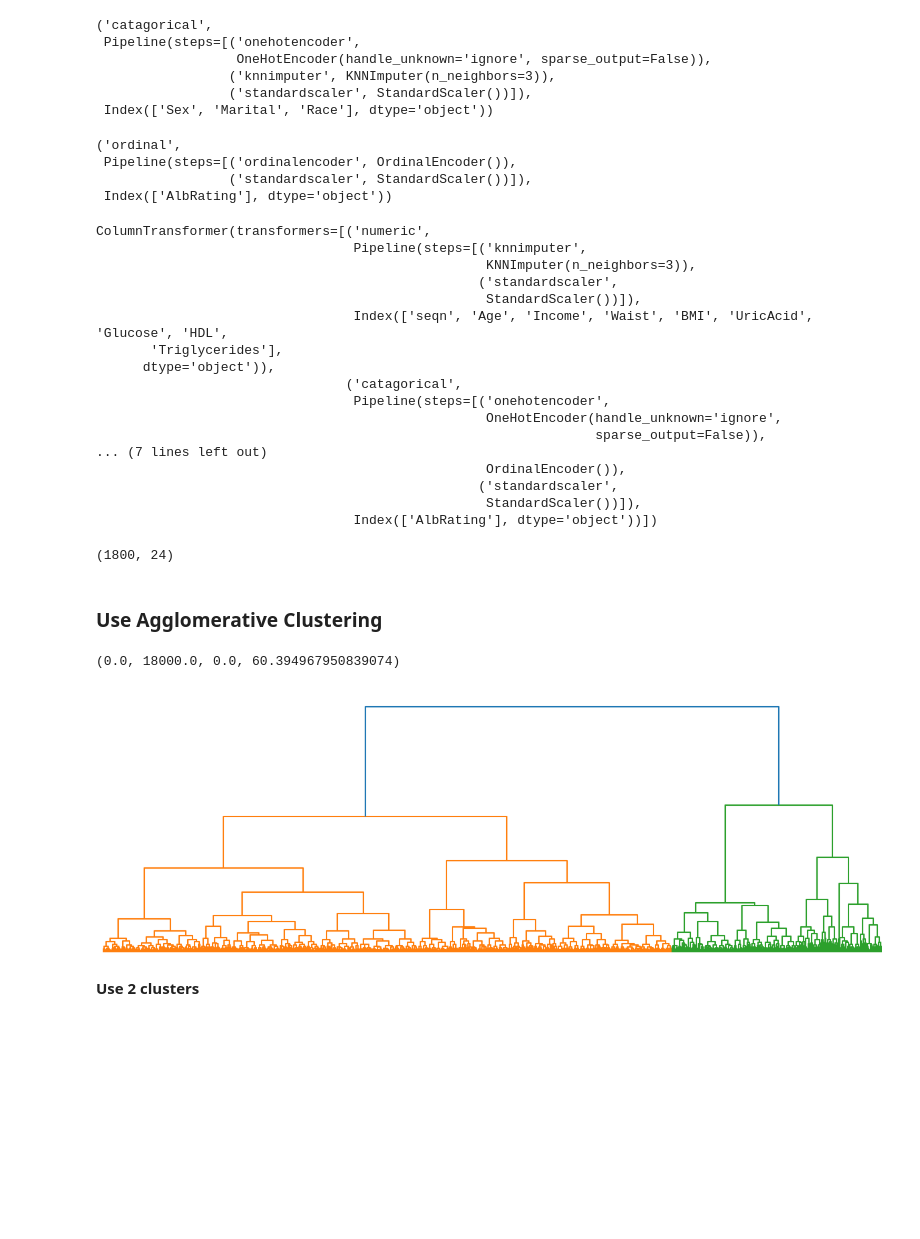
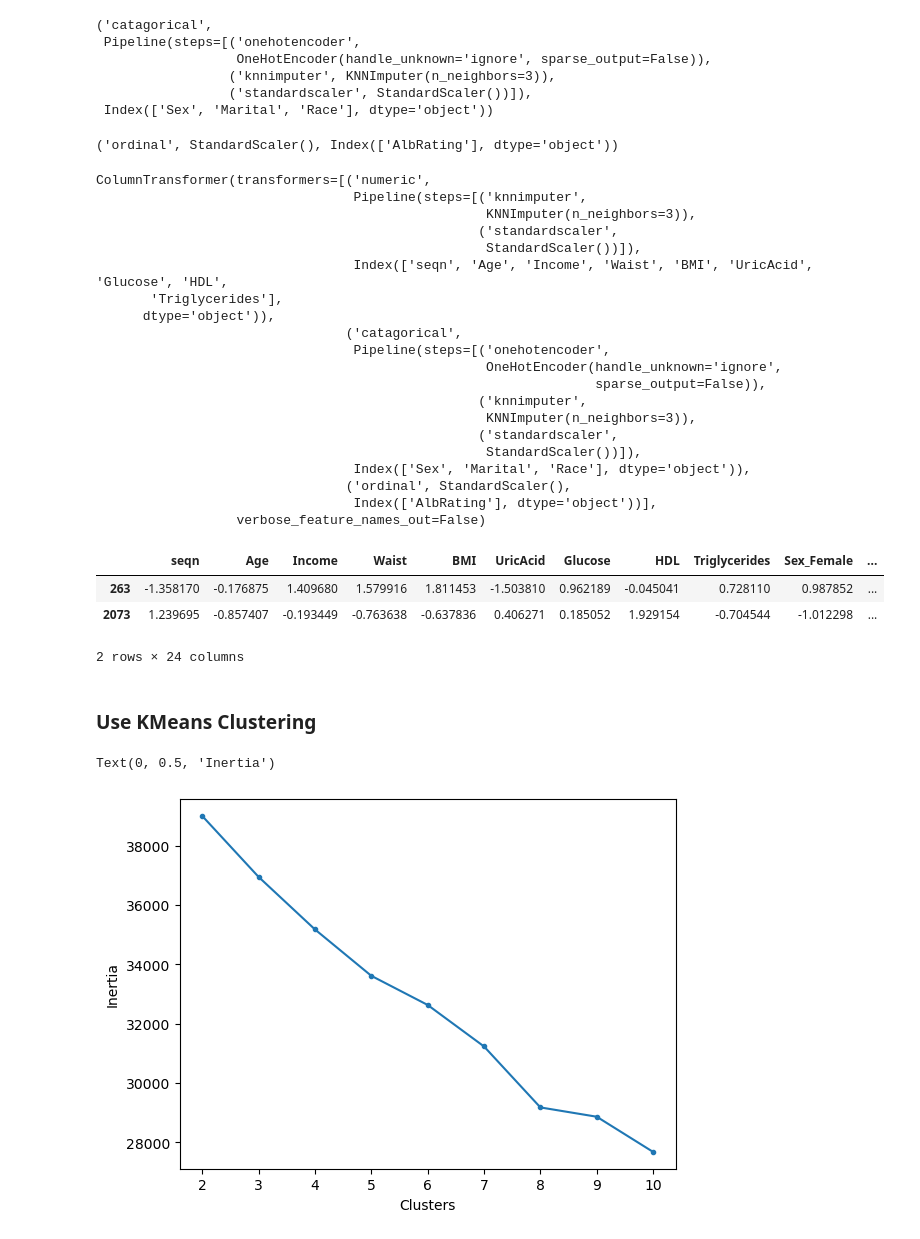
Before and after one commit to SeeBee8/Metabolic-Syndrome-Prediction, a Jupyter notebook: Part 2 MetS Analysis.ipynb, the cells around one changed output. Drawn from its saved outputs; the diff is of its cells as text; code cells hidden in the pictures; blank space fills up the shorter version.

```diff
--- a/Part 2 MetS Analysis.ipynb
+++ b/Part 2 MetS Analysis.ipynb
@@ -293,16 +362,12 @@ cat_tuple
  Index(['Sex', 'Marital', 'Race'], dtype='object'))
 # %%
 #Create pipeline and tuple for numeric columns
-ord_pipe = make_pipeline(ord_enc, scaler)
-ord_tuple = ('ordinal', ord_pipe, ordcols)
+ord_tuple = ('ordinal', scaler, ordcols)
 ord_tuple
 # %% [output]
-('ordinal',
- Pipeline(steps=[('ordinalencoder', OrdinalEncoder()),
-                 ('standardscaler', StandardScaler())]),
- Index(['AlbRating'], dtype='object'))
+('ordinal', StandardScaler(), Index(['AlbRating'], dtype='object'))
 # %%
-preprocessor= ColumnTransformer([num_tuple,cat_tuple, ord_tuple],
+preprocessor = ColumnTransformer([num_tuple,cat_tuple, ord_tuple],
                                verbose_feature_names_out=False)
 preprocessor
 # %% [output]
@@ -318,14 +383,20 @@ ColumnTransformer(transformers=[('numeric',
                                  Pipeline(steps=[('onehotencoder',
                                                   OneHotEncoder(handle_unknown='ignore',
                                                                 sparse_output=False)),
-... (7 lines left out)
-                                                  OrdinalEncoder()),
+                                                 ('knnimputer',
+                                                  KNNImputer(n_neighbors=3)),
                                                  ('standardscaler',
                                                   StandardScaler())]),
-                                 Index(['AlbRating'], dtype='object'))])
+                                 Index(['Sex', 'Marital', 'Race'], dtype='object')),
+                                ('ordinal', StandardScaler(),
+                                 Index(['AlbRating'], dtype='object'))],
+                  verbose_feature_names_out=False)
 # %%
-X_train_proc = preprocessor.fit_transform(X_train)
-X_test_proc = preprocessor.transform(X_test)
-X_train_proc.shape
+X_train_tf = preprocessor.fit_transform(X_train)
+X_test_tf = preprocessor.transform(X_test)
+X_train_tf[:2]
 # %% [output]
+|  | seqn | Age | Income | Waist | BMI | UricAcid | Glucose | HDL | Triglycerides | Sex_Female | ... |
+| 263 | -1.358170 | -0.176875 | 1.409680 | 1.579916 | 1.811453 | -1.503810 | 0.962189 | -0.045041 | 0.728110 | 0.987852 | ... |
+| 2073 | 1.239695 | -0.857407 | -0.193449 | -0.763638 | -0.637836 | 0.406271 | 0.185052 | 1.929154 | -0.704544 | -1.012298 | ... |
-(1800, 24)
+2 rows × 24 columns
@@ -334,13 +403,18 @@ sorted=np.sort(X_train_proc)
 # %% [markdown]
-### Use Agglomerative Clustering
+### Use KMeans Clustering
 # %%
-# Visualize Dendogram
-plt.figure(figsize = (15, 5))
-sch.dendrogram(sch.linkage(sorted, method = 'ward'))
-plt.axis("off")
+#Create an empty list of inertias
+inertias = []
+#Loop through k values between 2 and 10 and store the inertias in the list.
+for k in range(2,11):
+    kmeans = KMeans(n_clusters=k, n_init = 'auto', random_state = 42)
+    kmeans.fit(X_train_tf)
+    inertias.append(kmeans.inertia_)
+#Visualize scores
+plt.plot(range(2,11), inertias, marker = '.')
+plt.xlabel('Clusters')
+plt.ylabel('Inertia')
 # %% [output]
-(0.0, 18000.0, 0.0, 60.394967950839074)
+Text(0, 0.5, 'Inertia')
-[figure, old version]
+[figure, new version]
-# %% [markdown]
-**Use 2 clusters**
 # %%
```
Also changed, not shown: parts of 13 cells of this notebook, 1 other file.
